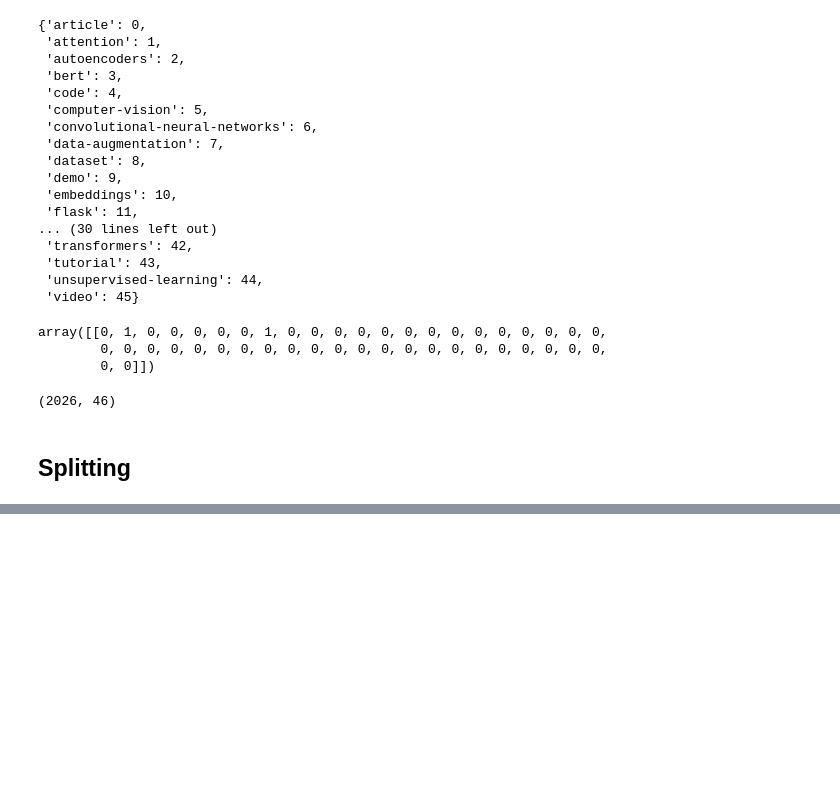
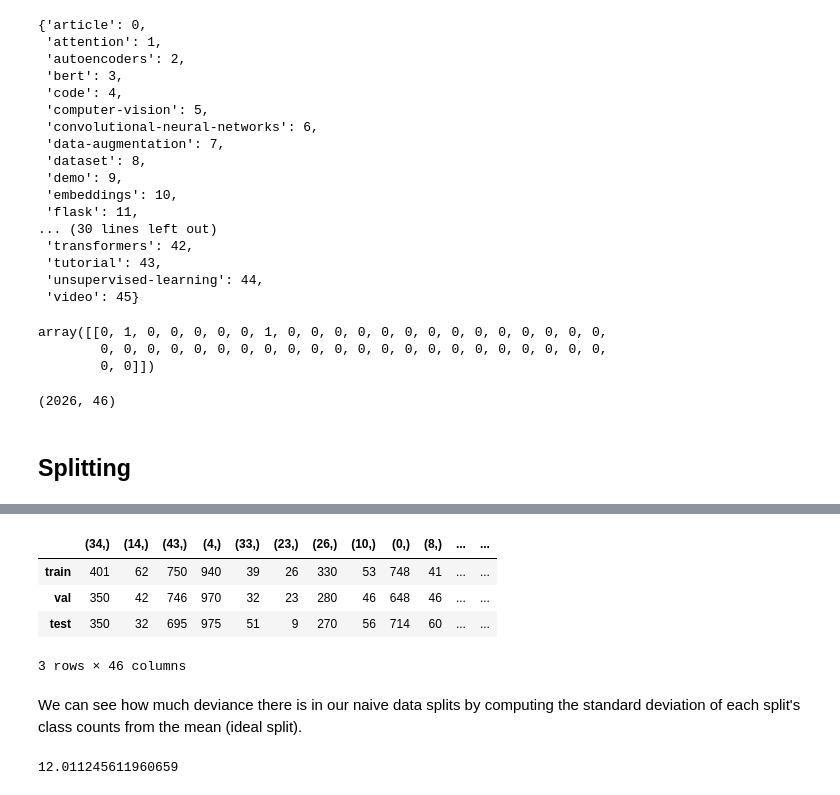
Before and after one commit to Davidelvis/Creative-AI, a Jupyter notebook: notebooks/elvis.ipynb, the cells around one changed output, grey strips where cells are left out. Drawn from its saved outputs; the diff is of its cells as text; code cells hidden in the pictures; blank space fills up the shorter version.

```diff
--- a/notebooks/elvis.ipynb
+++ b/notebooks/elvis.ipynb
@@ -374,0 +434,28 @@ print (y.shape)
+# %%
+# Adjust counts across splits
+for k in counts["val_counts"].keys():
+    counts["val_counts"][k] = int(counts["val_counts"][k] * \
+        (train_size/val_size))
+for k in counts["test_counts"].keys():
+    counts["test_counts"][k] = int(counts["test_counts"][k] * \
+        (train_size/test_size))
+# %%
+dist_df = pd.DataFrame({
+    "train": counts["train_counts"],
+    "val": counts["val_counts"],
+    "test": counts["test_counts"]
+}).T.fillna(0)
+dist_df
+# %% [output]
+|  | (34,) | (14,) | (43,) | (4,) | (33,) | (23,) | (26,) | (10,) | (0,) | (8,) | ... | ... |
+| train | 401 | 62 | 750 | 940 | 39 | 26 | 330 | 53 | 748 | 41 | ... | ... |
+| val | 350 | 42 | 746 | 970 | 32 | 23 | 280 | 46 | 648 | 46 | ... | ... |
+| test | 350 | 32 | 695 | 975 | 51 | 9 | 270 | 56 | 714 | 60 | ... | ... |
+3 rows × 46 columns
+# %% [markdown]
+We can see how much deviance there is in our naive data splits by computing the standard deviation of each split's class counts from the mean (ideal split).
+# %%
+# Standard deviation
+np.mean(np.std(dist_df.to_numpy(), axis=0))
+# %% [output]
+12.011245611960659
```
Also changed, not shown: parts of 26 cells of this notebook, 3 other files.
